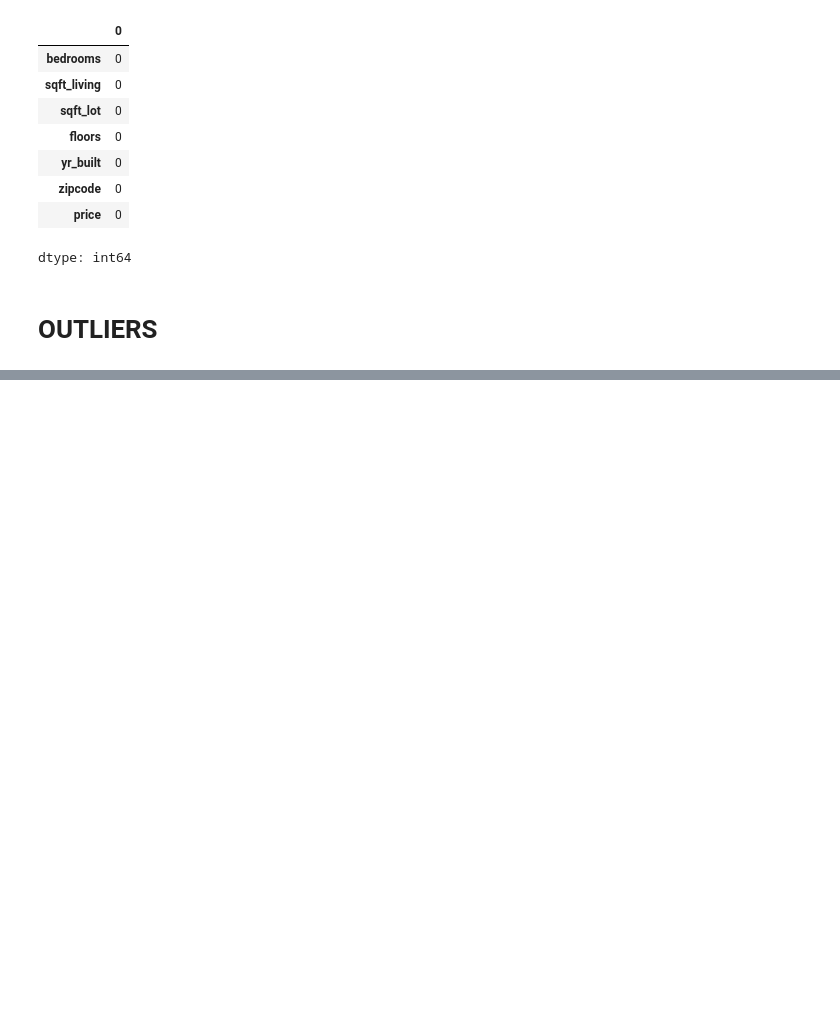
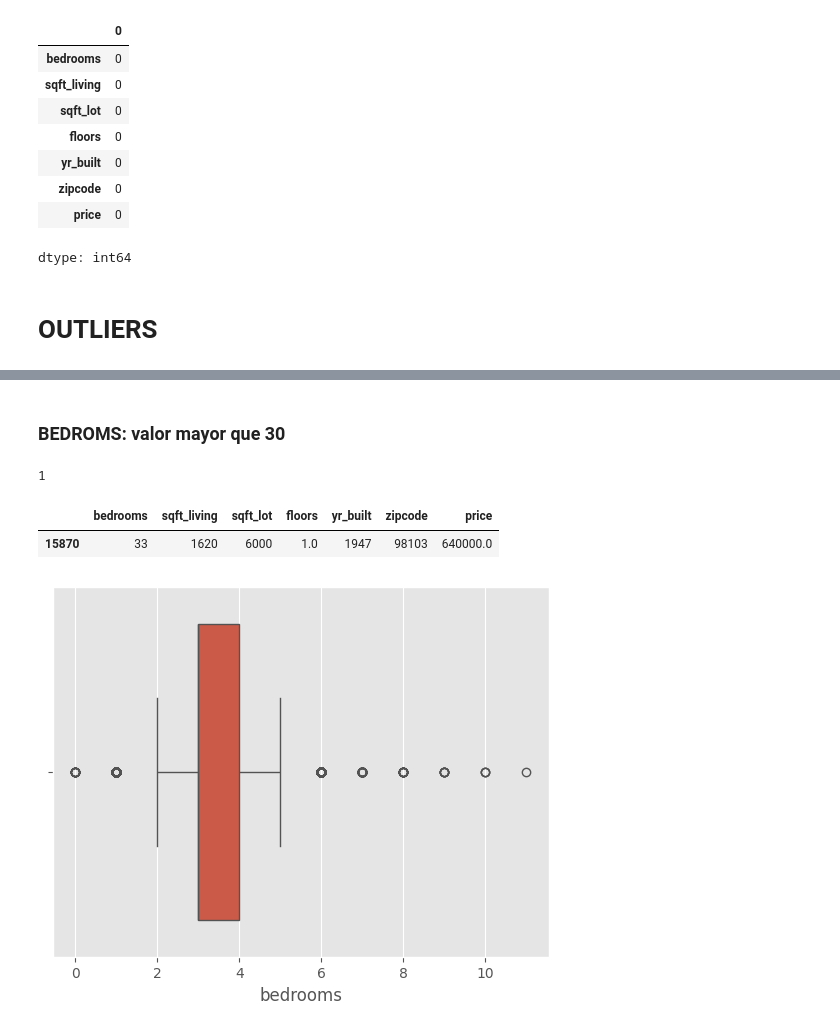
Before and after one commit to SonikoKatsura/CURSO_PARO_IA, a Jupyter notebook: Rober_IA/Modulo2/eda_house_COMPLETO_SOLUCION.ipynb, the cells around one changed output, grey strips where cells are left out. Drawn from its saved outputs; the diff is of its cells as text; code cells hidden in the pictures; blank space fills up the shorter version.

```diff
--- a/Rober_IA/Modulo2/eda_house_COMPLETO_SOLUCION.ipynb
+++ b/Rober_IA/Modulo2/eda_house_COMPLETO_SOLUCION.ipynb
@@ -454,0 +455,17 @@ graf_histo_box_numericas(df_house, var_numericas)
+# %% [markdown]
+### BEDROMS: valor mayor que 30
+# %%
+len(df_house[df_house.bedrooms>30])
+# %% [output]
+1
+# %%
+df_house[df_house.bedrooms>30]
+# %% [output]
+|  | bedrooms | sqft_living | sqft_lot | floors | yr_built | zipcode | price |
+| 15870 | 33 | 1620 | 6000 | 1.0 | 1947 | 98103 | 640000.0 |
+# %%
+df_sin_outl_bedrooms = df_house[df_house.bedrooms<30]
+
+sns.boxplot(x='bedrooms', data=df_sin_outl_bedrooms);
+# %% [output]
+[figure, added]
```
Also changed, not shown: parts of 37 cells of this notebook, 4 other files.
